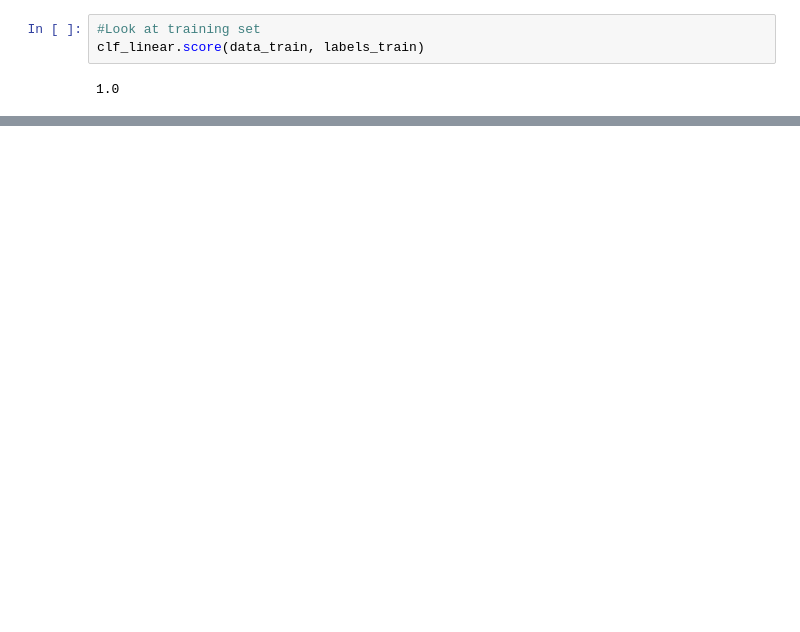
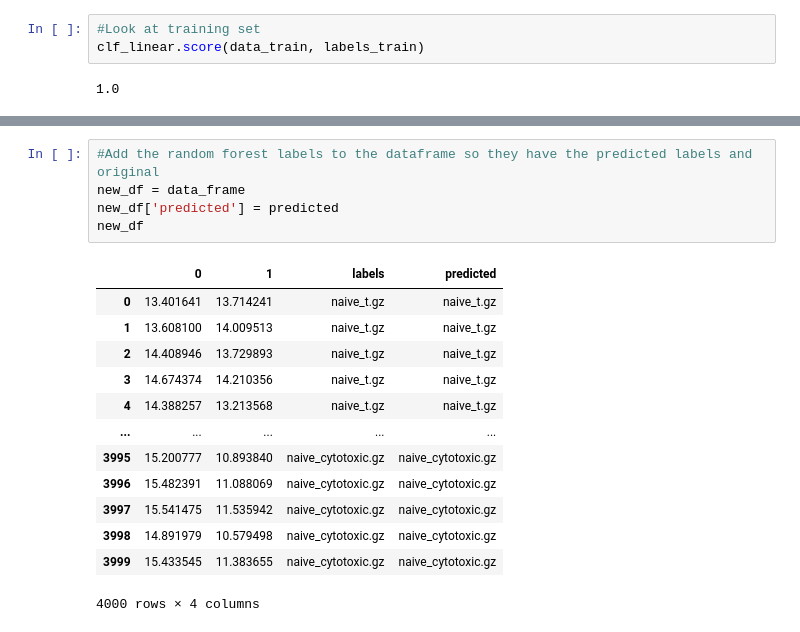
Before and after one commit to rodgson543/obdsRNAseqpipeline, a Jupyter notebook: 210520_ML.ipynb, the cells around one changed output, grey strips where cells are left out. Drawn from its saved outputs; the diff is of its cells as text; blank space fills up the shorter version.

```diff
--- a/210520_ML.ipynb
+++ b/210520_ML.ipynb
@@ -248,0 +308,19 @@ clf_linear.score(data_train, labels_train)
+# %%
+#Add the random forest labels to the dataframe so they have the predicted labels and original
+new_df = data_frame
+new_df['predicted'] = predicted
+new_df
+# %% [output]
+|  | 0 | 1 | labels | predicted |
+| 0 | 13.401641 | 13.714241 | naive_t.gz | naive_t.gz |
+| 1 | 13.608100 | 14.009513 | naive_t.gz | naive_t.gz |
+| 2 | 14.408946 | 13.729893 | naive_t.gz | naive_t.gz |
+| 3 | 14.674374 | 14.210356 | naive_t.gz | naive_t.gz |
+| 4 | 14.388257 | 13.213568 | naive_t.gz | naive_t.gz |
+| ... | ... | ... | ... | ... |
+| 3995 | 15.200777 | 10.893840 | naive_cytotoxic.gz | naive_cytotoxic.gz |
+| 3996 | 15.482391 | 11.088069 | naive_cytotoxic.gz | naive_cytotoxic.gz |
+| 3997 | 15.541475 | 11.535942 | naive_cytotoxic.gz | naive_cytotoxic.gz |
+| 3998 | 14.891979 | 10.579498 | naive_cytotoxic.gz | naive_cytotoxic.gz |
+| 3999 | 15.433545 | 11.383655 | naive_cytotoxic.gz | naive_cytotoxic.gz |
+4000 rows × 4 columns
```
Also changed, not shown: parts of 27 cells of this notebook.
